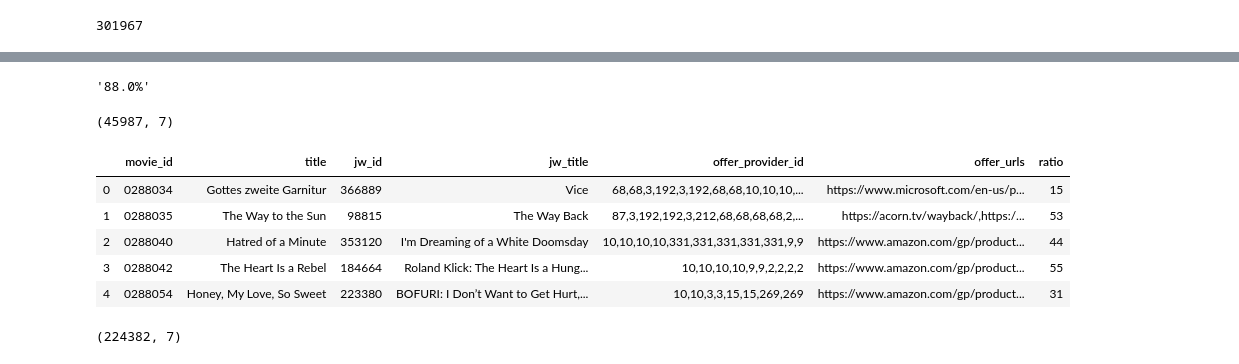
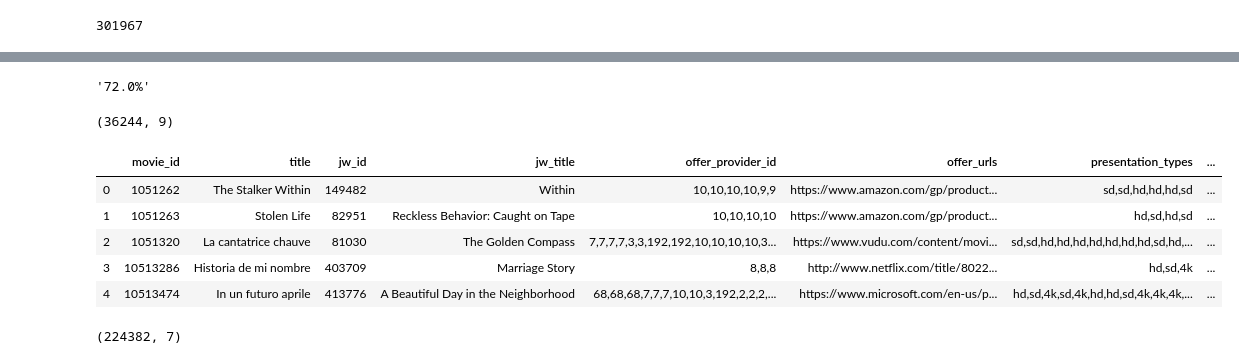
Before and after one commit to BloomTech-Labs/Groa-ds, a Jupyter notebook: data_ingestion/get_service_provider.ipynb, the cells around one changed output, grey strips where cells are left out. Cells and saved outputs as stored; diff of their text form; code cells hidden in the pictures.

Commit message:
saves updates to notebooks from service provider collection

```diff
--- a/data_ingestion/get_service_provider.ipynb
+++ b/data_ingestion/get_service_provider.ipynb
@@ -40,6 +41,9 @@ my_providers[0], len(my_providers)
 # %%
 # test API
-result = just_watch.search_for_item(query='the matrix')
+result = just_watch.search_for_item(
+    query='the other guys',
+    release_year_from=2010,
+    release_year_until=2010)
 if result['total_results'] > 0:
     test_item = result['items'][0]
 test_item.keys()
@@ -101,15 +105,20 @@ I'm finding it may be better to broaden the providers in the
 search to more effectively get the correct movie, then can
 filter down to the offer data from the providers we want.
 """
-def get_movie(movie_data, providers=['nfx', 'amp', 'hlu']):
-    movie_id, title = movie_data
+def get_movie(movie_data, providers=['nfx', 'amp', 'hlu', 'amz', 'dnp', 'yot']):
+    movie_id, title, start_year = movie_data
     # only other way I see to improve this query is with:
     # release_year_from and release_year_until
     try:
         # could also save original_release_year for verifying match
         # and poster may be another source for posters
         # because they also provide tmdb_popularity I'm guessing id may be linked to tmdb
-        result = just_watch.search_for_item(query=title, providers=providers)
+        result = just_watch.search_for_item(
+            query=title,
+            providers=providers,
+            release_year_from=start_year,
+            release_year_until=start_year
+        )
         result = result['items'][0]
         return {
             'movie_id': movie_id,
@@ -147,7 +156,7 @@ get_movie(all_movies[100000]), all_movies[100000][1]
  'Critical Care')
 # %%
 # test func on sample
-movie_sample = all_movies[250000:]
+movie_sample = all_movies[:50000]
 start = time.process_time()
 with Pool(5) as p:
     provider_data = list(tqdm_notebook(
@@ -167,6 +176,8 @@ titles = []
 jw_titles = []
 offer_ids = []
 offer_urls = []
+offer_pres_type = []
+offer_mon_type = []
 ratios = []
 
 for provider in provider_data:
@@ -180,31 +191,35 @@ for provider in provider_data:
         # date_created, monetization_type (flat_rate, buy, rent)
         offer_ids.append(",".join([str(prov['provider_id']) for prov in provider['offers']]))
         offer_urls.append(",".join([prov['urls']['standard_web'] for prov in provider['offers'] if 'standard_web' in prov['urls']]))
+        offer_pres_type.append(",".join([prov['presentation_type'] for prov in provider['offers']]))
+        offer_mon_type.append(",".join([prov['monetization_type'] for prov in provider['offers']]))
         ratios.append(provider['ratio'])
 
 str(round(provider_count / len(provider_data), 2)*100)+"%"
 # %% [output]
-'88.0%'
+'72.0%'
 # %%
 # make df with results
 prov_df = pd.DataFrame({
     'movie_id': movie_ids,
     'title': titles,
     'jw_id': jw_ids,
     'jw_title': jw_titles,
     'offer_provider_id': offer_ids,
     'offer_urls': offer_urls,
+    'presentation_types': offer_pres_type,
+    'monetization_type': offer_mon_type,
     'ratio': ratios
 })
 print(prov_df.shape)
 prov_df.head()
 # %% [output]
-(45987, 7)
+(36244, 9)
-|  | movie_id | title | jw_id | jw_title | offer_provider_id | offer_urls | ratio |
-| 0 | 0288034 | Gottes zweite Garnitur | 366889 | Vice | 68,68,3,192,3,192,68,68,10,10,10,... | https://www.microsoft.com/en-us/p... | 15 |
-| 1 | 0288035 | The Way to the Sun | 98815 | The Way Back | 87,3,192,192,3,212,68,68,68,68,2,... | https://acorn.tv/wayback/,https:/... | 53 |
-| 2 | 0288040 | Hatred of a Minute | 353120 | I'm Dreaming of a White Doomsday | 10,10,10,10,331,331,331,331,331,9,9 | https://www.amazon.com/gp/product... | 44 |
-| 3 | 0288042 | The Heart Is a Rebel | 184664 | Roland Klick: The Heart Is a Hung... | 10,10,10,10,9,9,2,2,2,2 | https://www.amazon.com/gp/product... | 55 |
-| 4 | 0288054 | Honey, My Love, So Sweet | 223380 | BOFURI: I Don’t Want to Get Hurt,... | 10,10,3,3,15,15,269,269 | https://www.amazon.com/gp/product... | 31 |
+|  | movie_id | title | jw_id | jw_title | offer_provider_id | offer_urls | presentation_types | ... |
+| 0 | 1051262 | The Stalker Within | 149482 | Within | 10,10,10,10,9,9 | https://www.amazon.com/gp/product... | sd,sd,hd,hd,hd,sd | ... |
+| 1 | 1051263 | Stolen Life | 82951 | Reckless Behavior: Caught on Tape | 10,10,10,10 | https://www.amazon.com/gp/product... | hd,sd,hd,sd | ... |
+| 2 | 1051320 | La cantatrice chauve | 81030 | The Golden Compass | 7,7,7,7,3,3,192,192,10,10,10,10,3... | https://www.vudu.com/content/movi... | sd,sd,hd,hd,hd,hd,hd,hd,hd,sd,hd,... | ... |
+| 3 | 10513286 | Historia de mi nombre | 403709 | Marriage Story | 8,8,8 | http://www.netflix.com/title/8022... | hd,sd,4k | ... |
+| 4 | 10513474 | In un futuro aprile | 413776 | A Beautiful Day in the Neighborhood | 68,68,68,7,7,7,10,10,3,192,2,2,2,... | https://www.microsoft.com/en-us/p... | hd,sd,4k,sd,4k,hd,hd,sd,4k,4k,4k,... | ... |
 # %%
 # save prov_df
```
Also changed, not shown: parts of 10 cells of this notebook, 1 other file.
